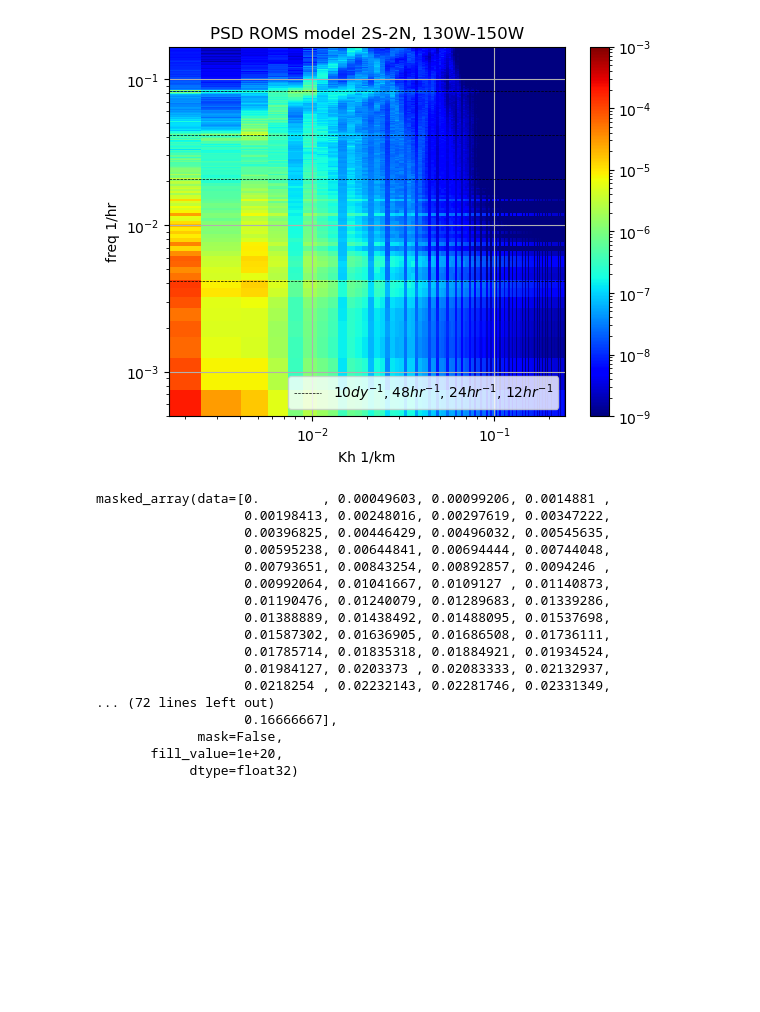
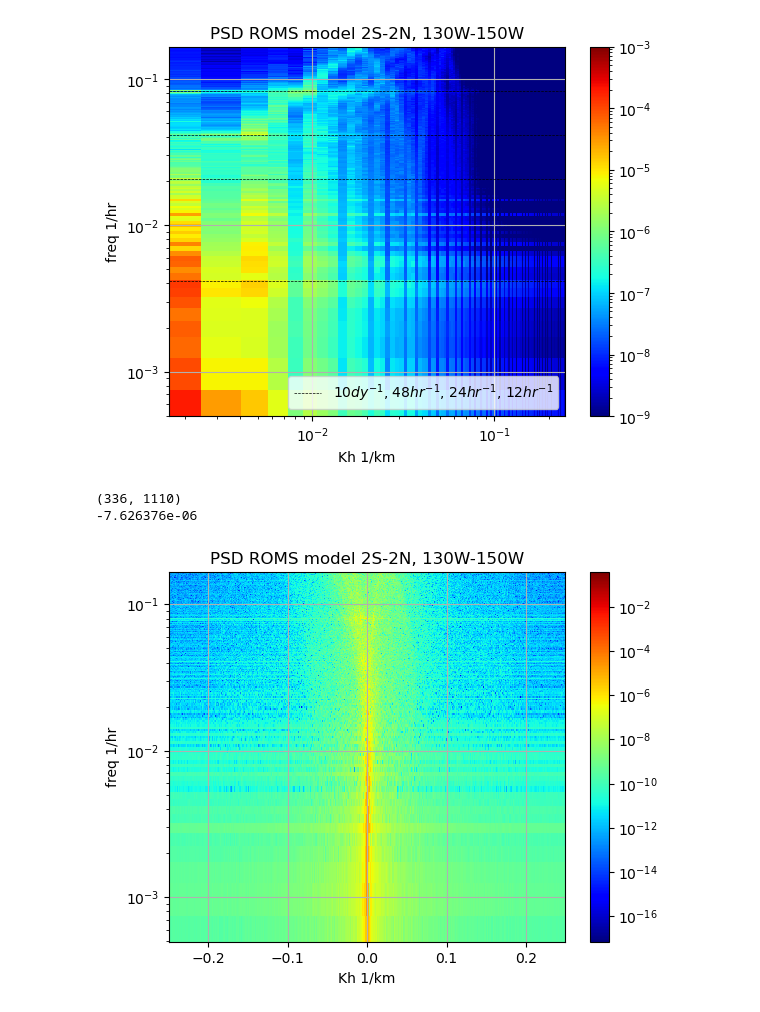
Before and after one commit to michuly/MOTIVE, a Jupyter notebook: Model_plots/psd_1d.ipynb, the cells around one changed output. Saved outputs shown, nothing was run; the diff lists cells and outputs as text; code cells hidden in the pictures; blank space fills up the shorter version.

```diff
--- a/Model_plots/psd_1d.ipynb
+++ b/Model_plots/psd_1d.ipynb
@@ -138,22 +131,59 @@ plt.show()
 # %% [output]
 [figure]
 # %%
-freq
+dst_path_real = os.path.join(data_path_psd, "fft_real_zonal_freq_xi_223_1333_eta_137_359.nc")
+dat_dst = Dataset(dst_path_real, 'r')
+kx = dat_dst.variables['kx'][:]*1000
+freq = dat_dst.variables['freq'][:]
+# freq = np.arange(len(psd[0,:]))
+depths = dat_dst.variables['depths'][:]
+fft_real = dat_dst.variables['psd'][0,:int(len(freq)/2),:]
+dat_dst.close()
+
+dst_path_imag = os.path.join(data_path_psd, "fft_imag_zonal_freq_xi_223_1333_eta_137_359.nc")
+dat_dst = Dataset(dst_path_imag, 'r')
+kx = dat_dst.variables['kx'][:]*1000
+freq = dat_dst.variables['freq'][:]
+# freq = np.arange(len(psd[0,:]))
+depths = dat_dst.variables['depths'][:]
+fft_imag = dat_dst.variables['psd'][0,:int(len(freq)/2),:]
+dat_dst.close()
+
+# freq = np.fft.fftshift(freq)
+freq=freq[:int(len(freq)/2)]
+kx = np.fft.fftshift(kx)
+fft_real = np.fft.fftshift(fft_real, axes=(1,))
+fft_imag = np.fft.fftshift(fft_imag, axes=(1,))
-# %% [output]
-masked_array(data=[0.        , 0.00049603, 0.00099206, 0.0014881 ,
-                   0.00198413, 0.00248016, 0.00297619, 0.00347222,
-                   0.00396825, 0.00446429, 0.00496032, 0.00545635,
-                   0.00595238, 0.00644841, 0.00694444, 0.00744048,
-                   0.00793651, 0.00843254, 0.00892857, 0.0094246 ,
-                   0.00992064, 0.01041667, 0.0109127 , 0.01140873,
-                   0.01190476, 0.01240079, 0.01289683, 0.01339286,
-                   0.01388889, 0.01438492, 0.01488095, 0.01537698,
-                   0.01587302, 0.01636905, 0.01686508, 0.01736111,
-                   0.01785714, 0.01835318, 0.01884921, 0.01934524,
-                   0.01984127, 0.0203373 , 0.02083333, 0.02132937,
-                   0.0218254 , 0.02232143, 0.02281746, 0.02331349,
-... (72 lines left out)
-                   0.16666667],
-             mask=False,
-       fill_value=1e+20,
-            dtype=float32)
+# %%
+print(fft_imag.shape)
+print(fft_imag[10,10])
+# %% [output]
+(336, 1110)
+-7.626376e-06
+# %%
+psd=fft_real**2+fft_imag**2
+# %%
+plt.close()
+# print(psd.shape, depths.shape, freq.shape)
+norm = LogNorm(vmin=psd.min(), vmax=psd.max())
+# norm = LogNorm(vmin=1e-9, vmax=1e-3
+plt.pcolormesh(kx,freq,psd, shading='nearest', norm=norm, cmap='jet')
+
+# plt.xscale('log')
+plt.yscale('log')
+# plt.xlim(kx[1],kx[-1])
+plt.ylim(freq[1],freq[-1])
+plt.colorbar()
+plt.xlabel('Kh 1/km')
+plt.ylabel('freq 1/hr')
+plt.title('PSD ROMS model 2S-2N, 130W-150W')
+plt.grid(True)
+# plt.axhline(1/12,0,1e8, linestyle='--', c='k', linewidth=0.5)
+# plt.axhline(1/24,0,1e8, linestyle='--', c='k', linewidth=0.5)
+# plt.axhline(1/48,0,1e8, linestyle='--', c='k', linewidth=0.5)
+# plt.axhline(1/24/10,0,1e8, linestyle='--', c='k', linewidth=0.5)
+# plt.legend(['10$dy^{-1}$, 48$hr^{-1}$, 24$hr^{-1}$, 12$hr^{-1}$'], loc=4)
+
+plt.show()
+# %% [output]
+[figure, added]
```
Also changed, not shown: parts of 1 cell of this notebook, 4 other files.
